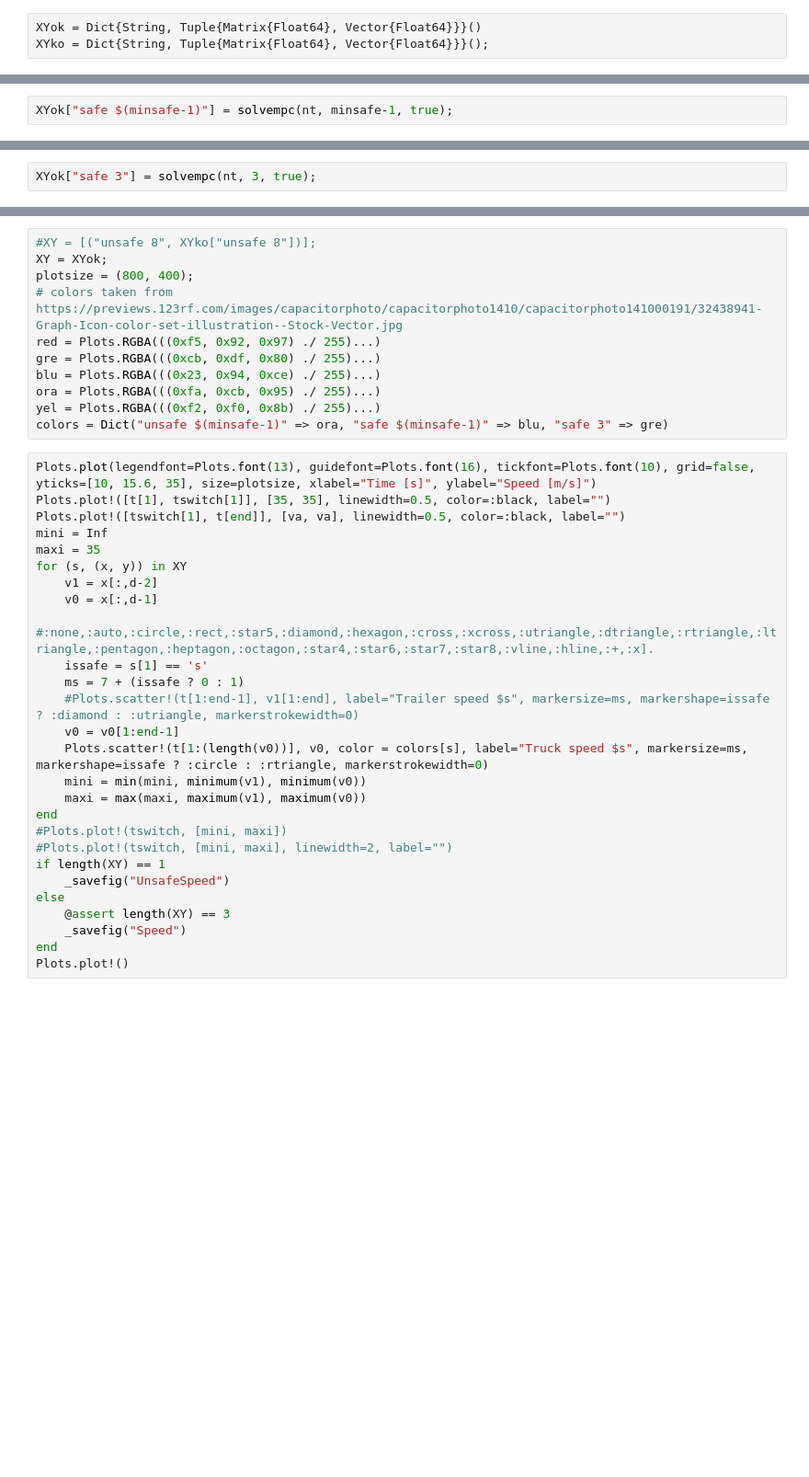
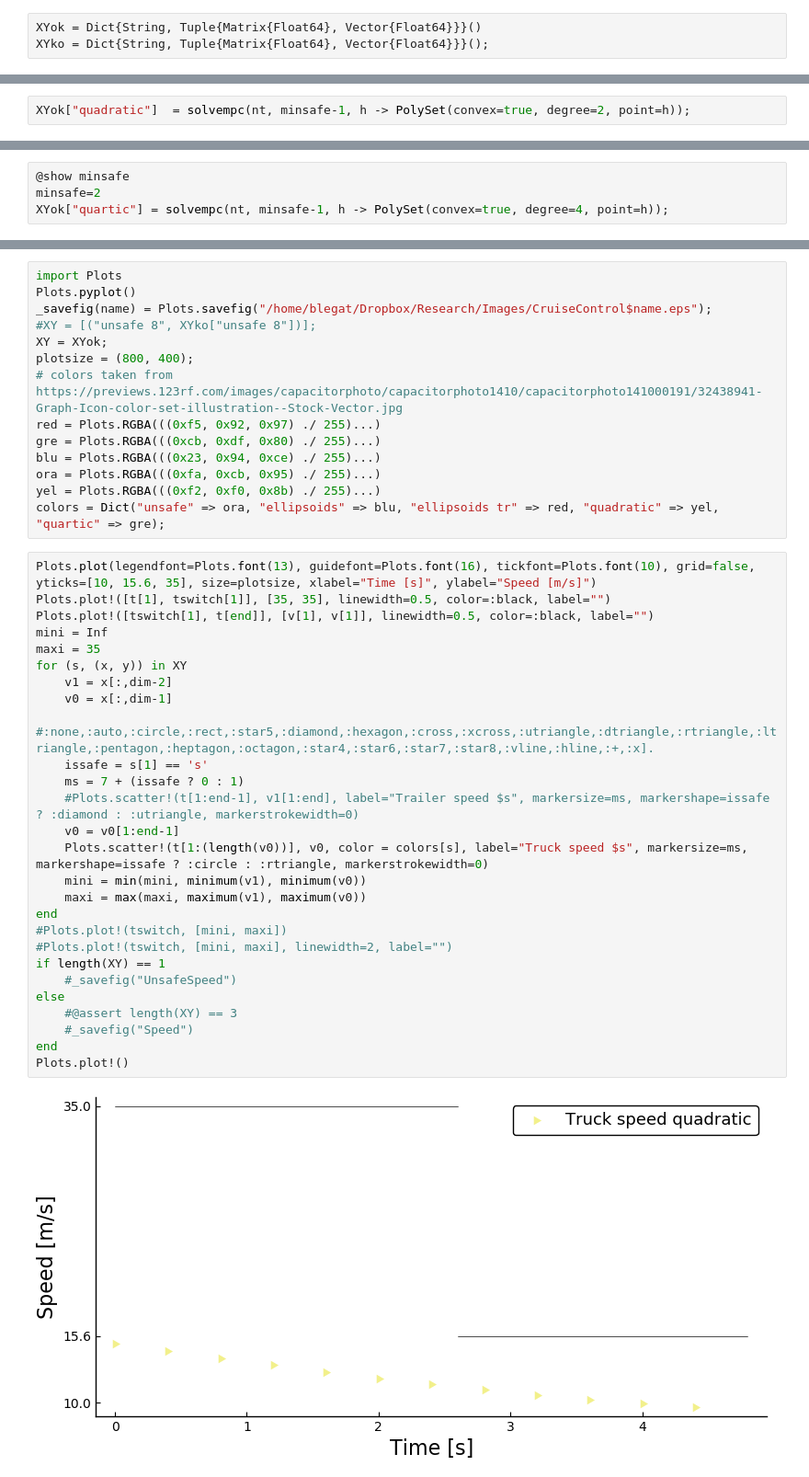
Before and after one commit to blegat/SwitchOnSafety.jl, a Jupyter notebook: examples/model_predictive_control.ipynb, the cells around one changed output, grey strips where cells are left out. Shown at 92% size. Saved outputs shown, nothing was run; the diff lists cells and outputs as text; blank space fills up the shorter version.

```diff
--- a/examples/model_predictive_control.ipynb
+++ b/examples/model_predictive_control.ipynb
@@ -198,2 +356,2 @@ length(XYok["unsafe $(minsafe-1)"][2])
 # %%
-XYok["safe $(minsafe-1)"] = solvempc(nt, minsafe-1, true);
+XYok["quadratic"]  = solvempc(nt, minsafe-1, h -> PolySet(convex=true, degree=2, point=h));
@@ -200,2 +376,4 @@ XYok["safe $(minsafe-1)"] = solvempc(nt, minsafe-1, true);
-# %%
-XYok["safe 3"] = solvempc(nt, 3, true);
+# %%
+@show minsafe
+minsafe=2
+XYok["quartic"] = solvempc(nt, minsafe-1, h -> PolySet(convex=true, degree=4, point=h));
@@ -202,4 +401,7 @@ XYok["safe 3"] = solvempc(nt, 3, true);
 # %%
+import Plots
+Plots.pyplot()
+_savefig(name) = Plots.savefig("/home/blegat/Dropbox/Research/Images/CruiseControl$name.eps");
 #XY = [("unsafe 8", XYko["unsafe 8"])];
 XY = XYok;
 plotsize = (800, 400);
@@ -209,33 +411,35 @@ gre = Plots.RGBA(((0xcb, 0xdf, 0x80) ./ 255)...)
 blu = Plots.RGBA(((0x23, 0x94, 0xce) ./ 255)...)
 ora = Plots.RGBA(((0xfa, 0xcb, 0x95) ./ 255)...)
 yel = Plots.RGBA(((0xf2, 0xf0, 0x8b) ./ 255)...)
-colors = Dict("unsafe $(minsafe-1)" => ora, "safe $(minsafe-1)" => blu, "safe 3" => gre)
+colors = Dict("unsafe" => ora, "ellipsoids" => blu, "ellipsoids tr" => red, "quadratic" => yel, "quartic" => gre);
 # %%
 Plots.plot(legendfont=Plots.font(13), guidefont=Plots.font(16), tickfont=Plots.font(10), grid=false, yticks=[10, 15.6, 35], size=plotsize, xlabel="Time [s]", ylabel="Speed [m/s]")
 Plots.plot!([t[1], tswitch[1]], [35, 35], linewidth=0.5, color=:black, label="")
-Plots.plot!([tswitch[1], t[end]], [va, va], linewidth=0.5, color=:black, label="")
+Plots.plot!([tswitch[1], t[end]], [v[1], v[1]], linewidth=0.5, color=:black, label="")
 mini = Inf
 maxi = 35
 for (s, (x, y)) in XY
-    v1 = x[:,d-2]
-    v0 = x[:,d-1]
+    v1 = x[:,dim-2]
+    v0 = x[:,dim-1]
     #:none,:auto,:circle,:rect,:star5,:diamond,:hexagon,:cross,:xcross,:utriangle,:dtriangle,:rtriangle,:ltriangle,:pentagon,:heptagon,:octagon,:star4,:star6,:star7,:star8,:vline,:hline,:+,:x].
     issafe = s[1] == 's'
     ms = 7 + (issafe ? 0 : 1)
     #Plots.scatter!(t[1:end-1], v1[1:end], label="Trailer speed $s", markersize=ms, markershape=issafe ? :diamond : :utriangle, markerstrokewidth=0)
     v0 = v0[1:end-1]
     Plots.scatter!(t[1:(length(v0))], v0, color = colors[s], label="Truck speed $s", markersize=ms, markershape=issafe ? :circle : :rtriangle, markerstrokewidth=0)
     mini = min(mini, minimum(v1), minimum(v0))
     maxi = max(maxi, maximum(v1), maximum(v0))
 end
 #Plots.plot!(tswitch, [mini, maxi])
 #Plots.plot!(tswitch, [mini, maxi], linewidth=2, label="")
 if length(XY) == 1
-    _savefig("UnsafeSpeed")
+    #_savefig("UnsafeSpeed")
 else
-    @assert length(XY) == 3
-    _savefig("Speed")
+    #@assert length(XY) == 3
+    #_savefig("Speed")
 end
 Plots.plot!()
+# %% [output]
+[figure, added]
 # %%
 Plots.plot(legendfont=Plots.font(13), guidefont=Plots.font(16), tickfont=Plots.font(10), size=plotsize, grid=false, ylim=(-4.3, 4.3), xlabel="Time [s]", ylabel="Acceleration [m/s²]")
```
Also changed, not shown: parts of 32 cells of this notebook, 2 other files.
